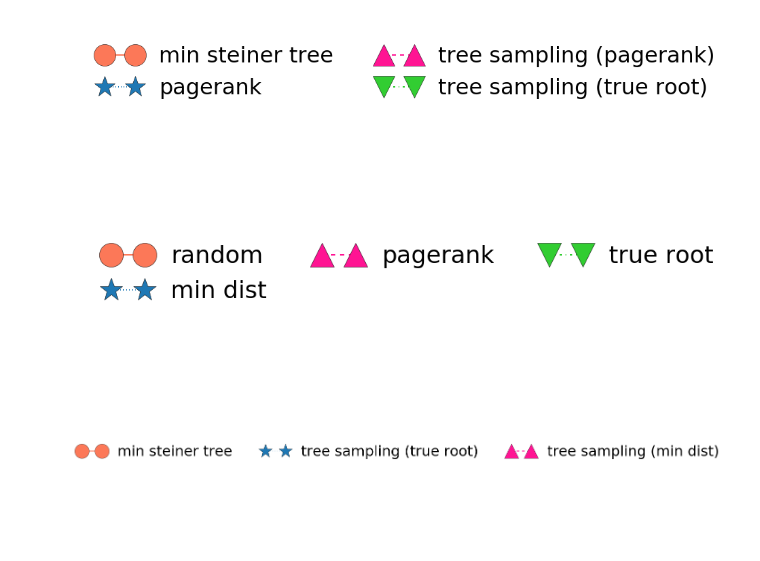
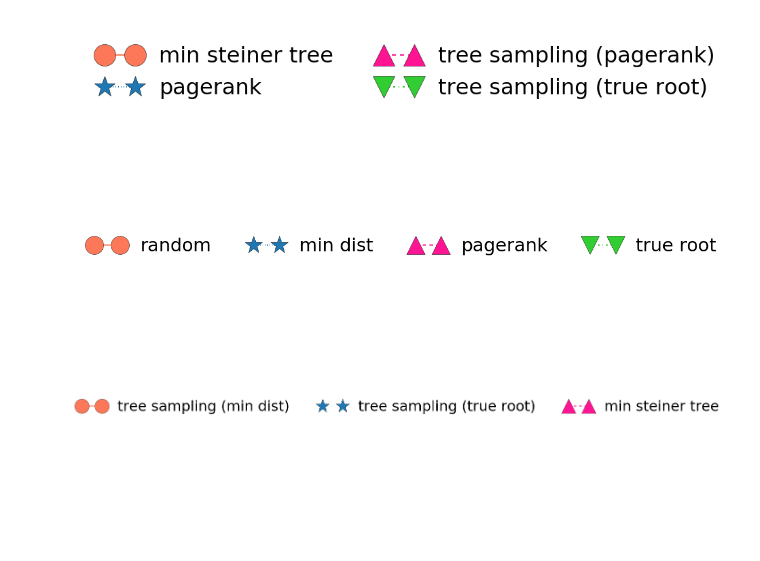
Before and after one commit to xiaohan2012/cascade-reconstruction-by-tree-samples, a Jupyter notebook: legend_and_colorbars.ipynb, the cells around one changed output. Cells and saved outputs as stored; diff of their text form; code cells hidden in the pictures; blank space fills up the shorter version.

```diff
--- a/legend_and_colorbars.ipynb
+++ b/legend_and_colorbars.ipynb
@@ -66,7 +83,7 @@ plot_legend(appearance_configs, labels, 'figs/case-study/prediction_legend.pdf',
 # %% [output]
 [figure]
 # %%
-def plot_legend(labels, name, ncols=5):
+def plot_line_legend(labels, name, ncols=5):
     ax = plt.subplot()
     set_cycler(ax)
     size = 32
@@ -105,14 +122,14 @@ plot_legend(labels, 'method_legend_digg', 2)
 [figure]
 # %%
 labels = ['random', 'min dist', 'pagerank', 'true root']
-plot_legend(labels, 'method_legend_root_selection')
+plot_line_legend(labels, 'method_legend_root_selection')
 # %% [output]
-[figure, old version]
+[figure, new version]
 # %%
-labels = ['min steiner tree', 'tree sampling (true root)', 'tree sampling (min dist)']
-plot_legend(labels, 'method_legend_edge')
+labels = ['tree sampling (min dist)', 'tree sampling (true root)', 'min steiner tree']
+plot_line_legend(labels, 'method_legend_edge')
 # %% [output]
-[figure, old version]
+[figure, new version]
 # %%
 def plot_cbar(labels, output, ticks=[0, 0.2, 0.85, 1]):
     plt.style.use('paper')
```
Also changed, not shown: parts of 8 cells of this notebook, 16 other files.
